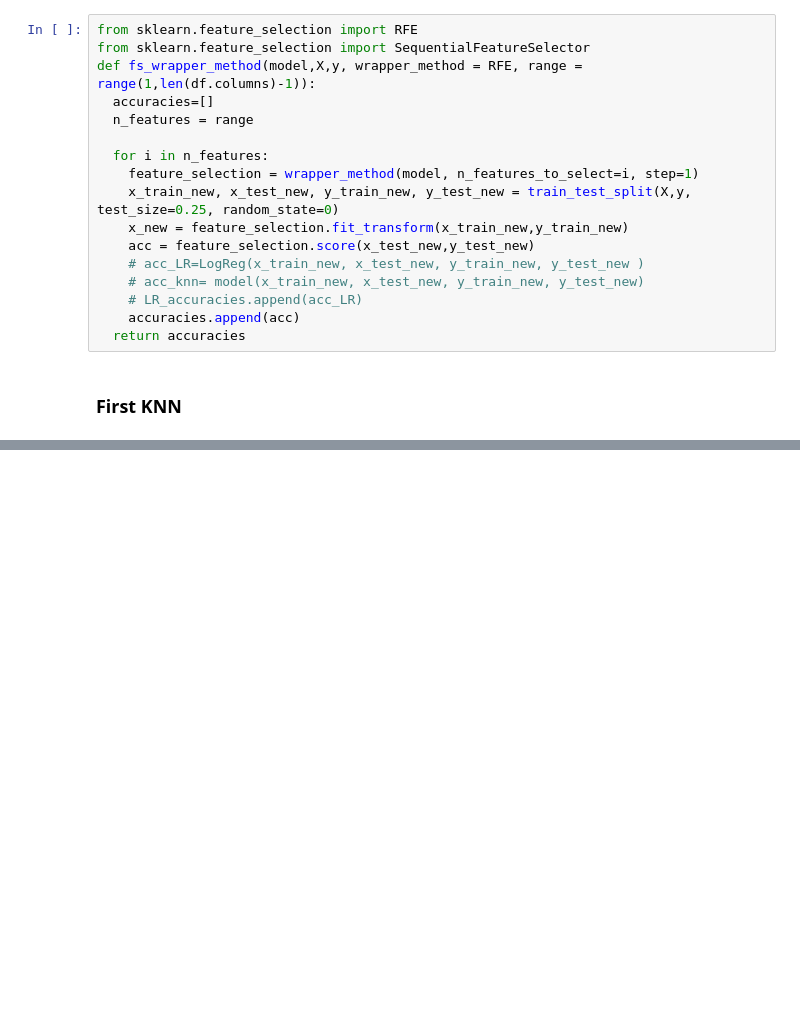
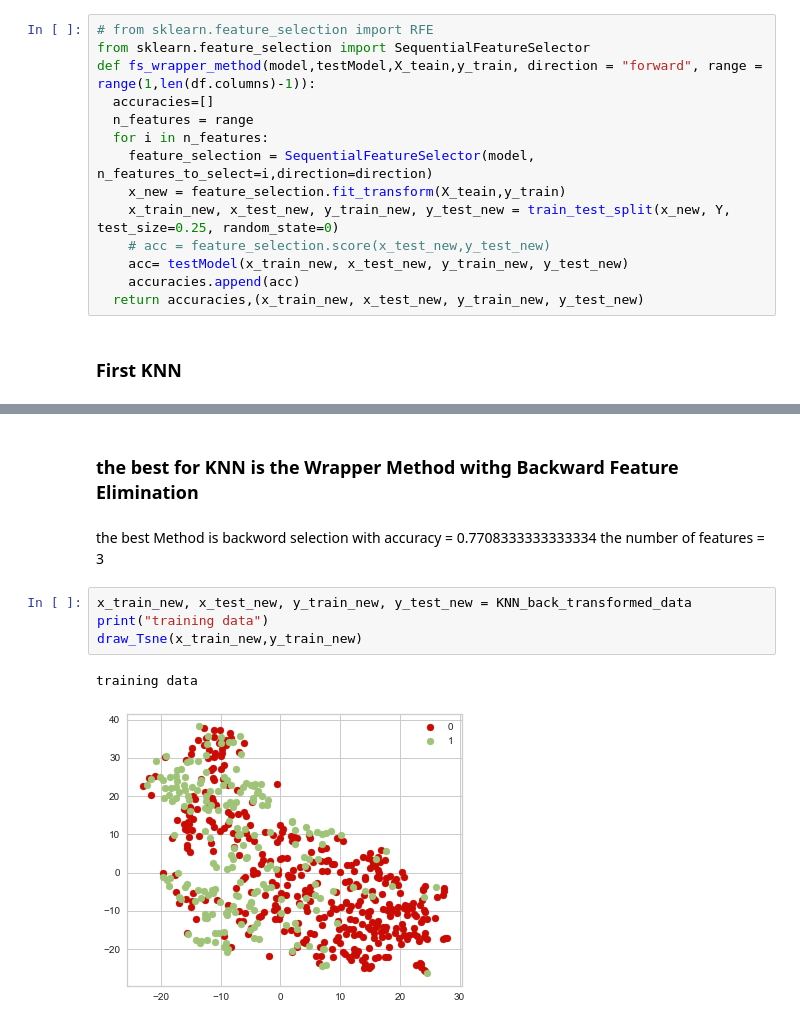
Before and after one commit to Sa2a/Ml_GA3_Clustering, a Jupyter notebook: KNN VS LR analysis.ipynb, the cells around one changed output, grey strips where cells are left out. Saved outputs shown, nothing was run; the diff lists cells and outputs as text; blank space fills up the shorter version.

```diff
--- a/KNN VS LR analysis.ipynb
+++ b/KNN VS LR analysis.ipynb
@@ -603,22 +587,19 @@ the number of features = 5
 # %% [markdown]
 ## (b) Wrapper Methods (Forward Feature Elimination, Recursive Feature Elimination).
 # %%
-from sklearn.feature_selection import RFE
+# from sklearn.feature_selection import RFE
 from sklearn.feature_selection import SequentialFeatureSelector
-def fs_wrapper_method(model,X,y, wrapper_method = RFE, range = range(1,len(df.columns)-1)):
+def fs_wrapper_method(model,testModel,X_teain,y_train, direction = "forward", range = range(1,len(df.columns)-1)):
   accuracies=[]
   n_features = range
-
   for i in n_features:
-    feature_selection = wrapper_method(model, n_features_to_select=i, step=1)
-    x_train_new, x_test_new, y_train_new, y_test_new = train_test_split(X,y, test_size=0.25, random_state=0)
-    x_new = feature_selection.fit_transform(x_train_new,y_train_new)
-    acc = feature_selection.score(x_test_new,y_test_new)
-    # acc_LR=LogReg(x_train_new, x_test_new, y_train_new, y_test_new )
-    # acc_knn= model(x_train_new, x_test_new, y_train_new, y_test_new)
-    # LR_accuracies.append(acc_LR)
+    feature_selection = SequentialFeatureSelector(model, n_features_to_select=i,direction=direction)
+    x_new = feature_selection.fit_transform(X_teain,y_train)
+    x_train_new, x_test_new, y_train_new, y_test_new = train_test_split(x_new, Y, test_size=0.25, random_state=0)
+    # acc = feature_selection.score(x_test_new,y_test_new)
+    acc= testModel(x_train_new, x_test_new, y_train_new, y_test_new)
     accuracies.append(acc)
-  return accuracies
+  return accuracies,(x_train_new, x_test_new, y_train_new, y_test_new)
 # %% [markdown]
 ### First KNN
 # %%
@@ -731,0 +703,12 @@ the number of features = 5
+# %% [markdown]
+### the best for KNN is the Wrapper Method withg Backward Feature Elimination
+# %% [markdown]
+the best Method is backword selection with accuracy = 0.7708333333333334
+the number of features = 3
+# %%
+x_train_new, x_test_new, y_train_new, y_test_new = KNN_back_transformed_data
+print("training data")
+draw_Tsne(x_train_new,y_train_new)
+# %% [output]
+training data
+[figure, added]
```
Also changed, not shown: parts of 22 cells of this notebook.
